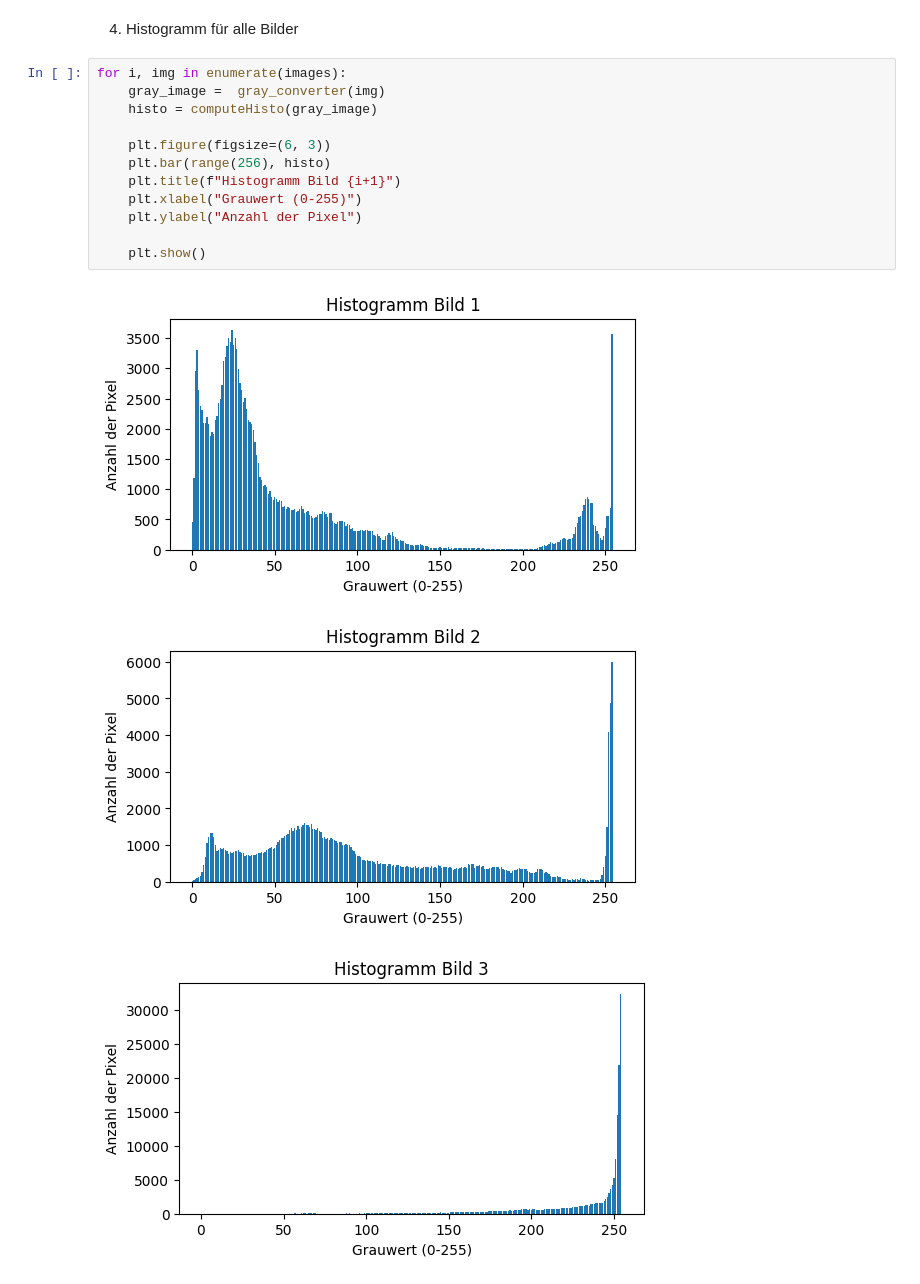
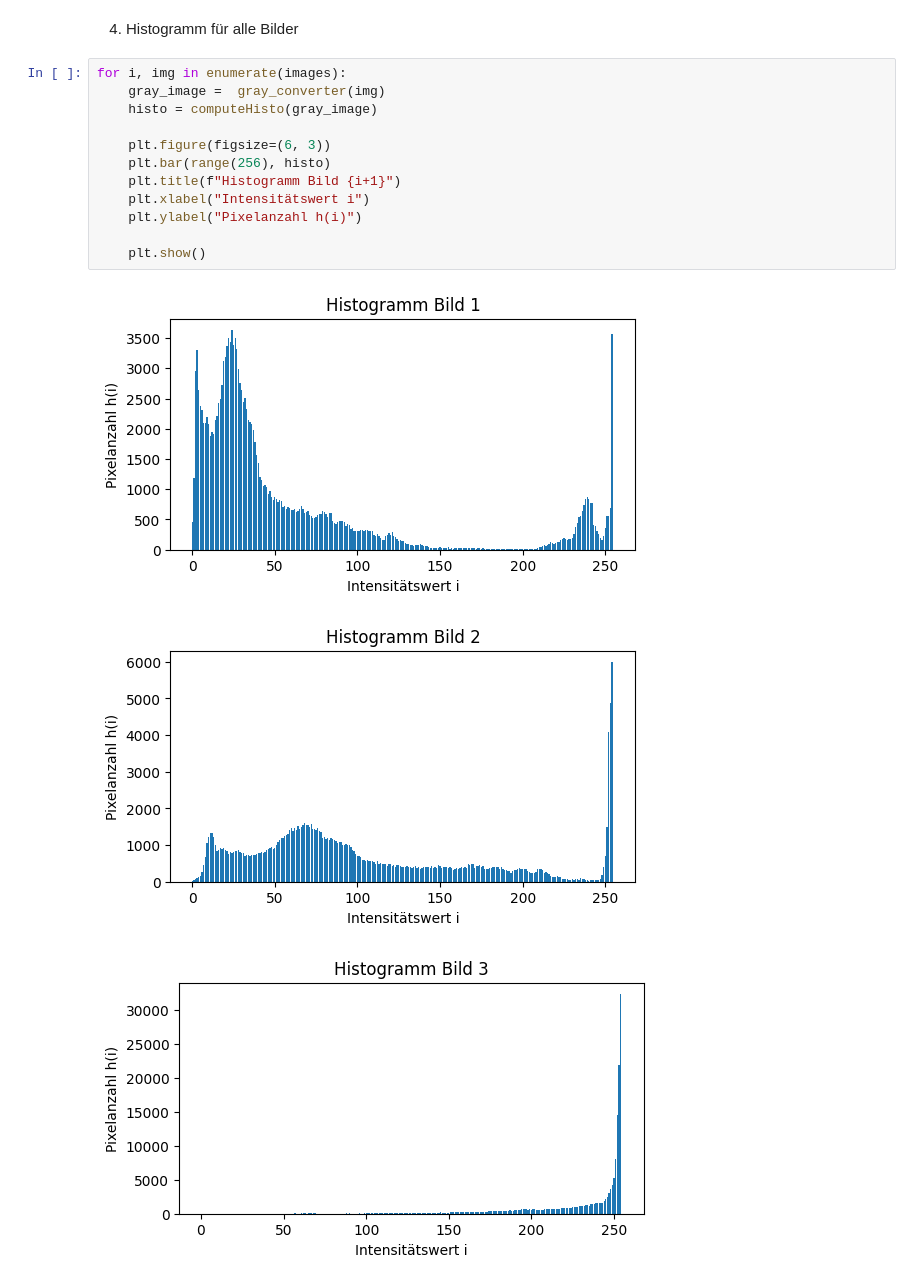
Before and after one commit to ellen313/2D-Computer-Vision, a Jupyter notebook: Abgabe_1/abgabe1.ipynb, the cells around one changed output. Drawn from its saved outputs; the diff is of its cells as text.

```diff
--- a/Abgabe_1/abgabe1.ipynb
+++ b/Abgabe_1/abgabe1.ipynb
@@ -138,16 +138,16 @@ plt.show()
 # %%
 for i, img in enumerate(images):
     gray_image =  gray_converter(img)
     histo = computeHisto(gray_image)
 
     plt.figure(figsize=(6, 3))
     plt.bar(range(256), histo)
     plt.title(f"Histogramm Bild {i+1}")
-    plt.xlabel("Grauwert (0-255)")
-    plt.ylabel("Anzahl der Pixel")
+    plt.xlabel("Intensitätswert i")
+    plt.ylabel("Pixelanzahl h(i)")
 
     plt.show()
 # %% [output]
-[figure, old version]
+[figure, new version]
-[figure, old version]
+[figure, new version]
-[figure, old version]
+[figure, new version]
```
Also changed, not shown: parts of 5 cells of this notebook.
